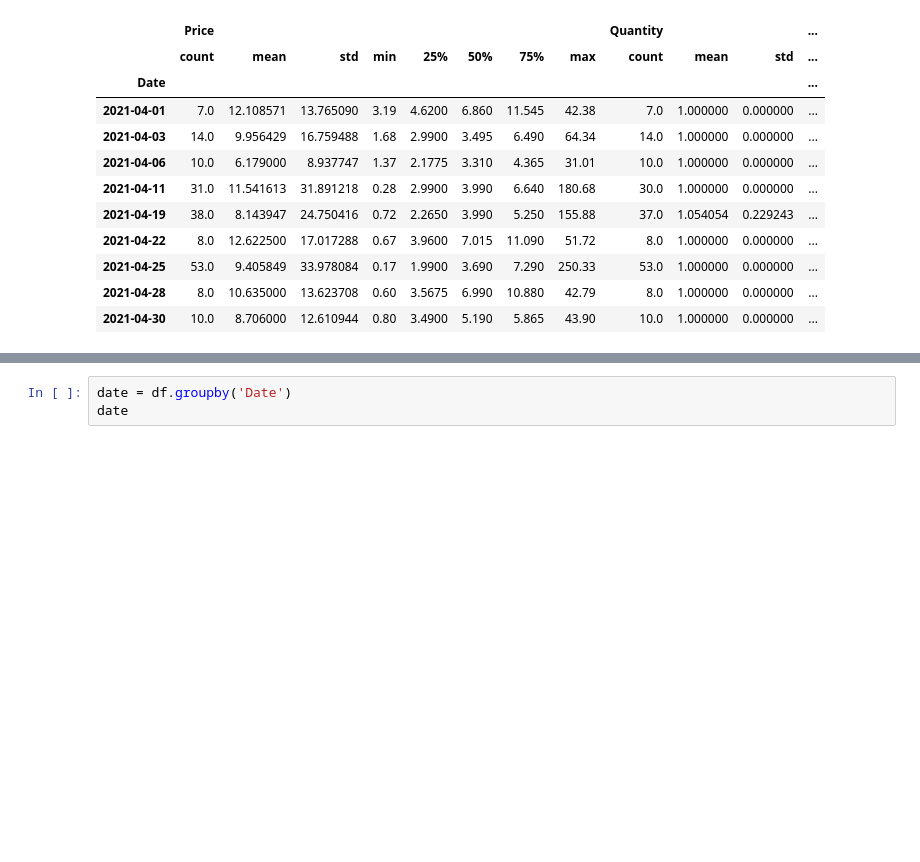
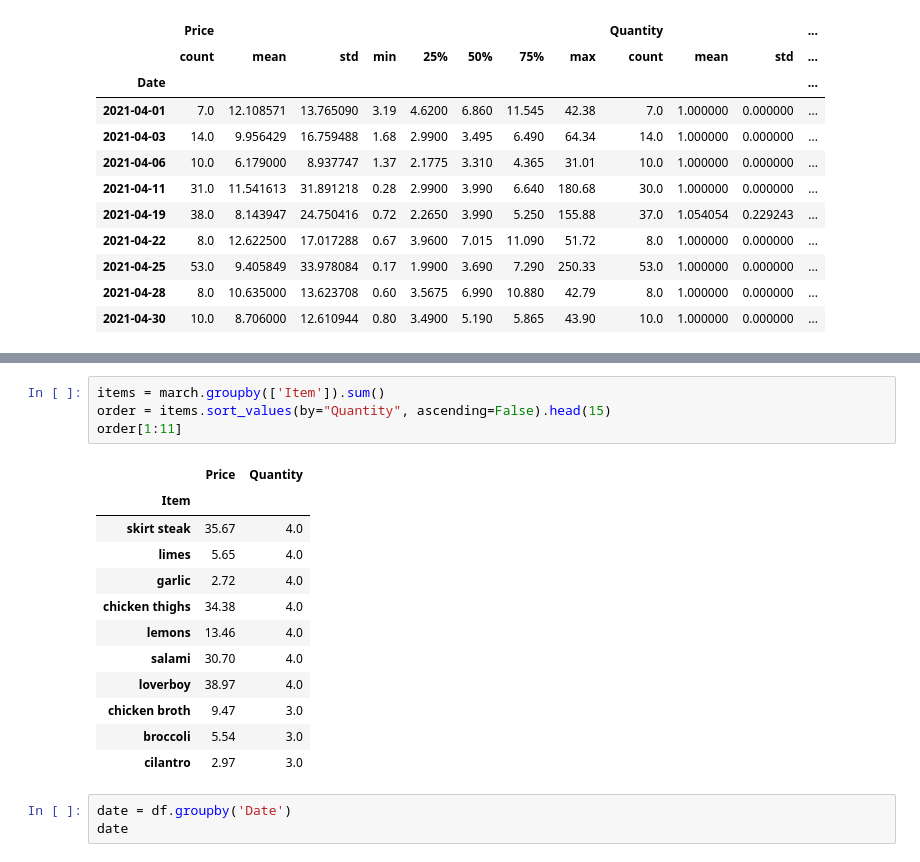
Before and after one commit to matty808dncr/grocery_project, a Jupyter notebook: Practice Workbook.ipynb, the cells around one changed output, grey strips where cells are left out. Saved outputs shown, nothing was run; the diff lists cells and outputs as text; blank space fills up the shorter version.

```diff
--- a/Practice Workbook.ipynb
+++ b/Practice Workbook.ipynb
@@ -95,3 +116,20 @@ a_sal
+# %%
+items = march.groupby(['Item']).sum()
+order = items.sort_values(by="Quantity", ascending=False).head(15)
+order[1:11]
+# %% [output]
+|  | Price | Quantity |
+| Item |  |  |
+| skirt steak | 35.67 | 4.0 |
+| limes | 5.65 | 4.0 |
+| garlic | 2.72 | 4.0 |
+| chicken thighs | 34.38 | 4.0 |
+| lemons | 13.46 | 4.0 |
+| salami | 30.70 | 4.0 |
+| loverboy | 38.97 | 4.0 |
+| chicken broth | 9.47 | 3.0 |
+| broccoli | 5.54 | 3.0 |
+| cilantro | 2.97 | 3.0 |
 # %%
 date = df.groupby('Date')
 date
```
Also changed, not shown: parts of 8 cells of this notebook.
